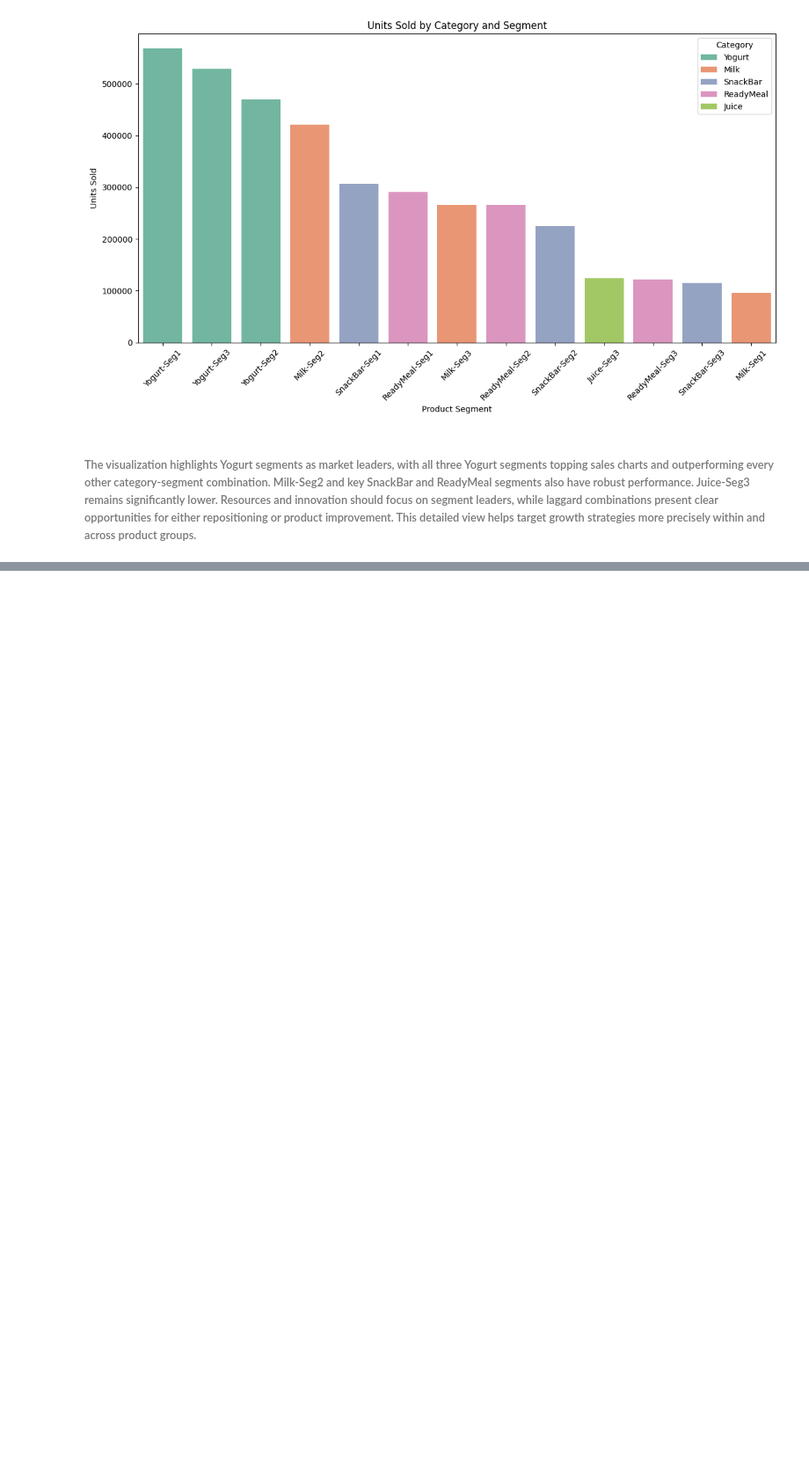
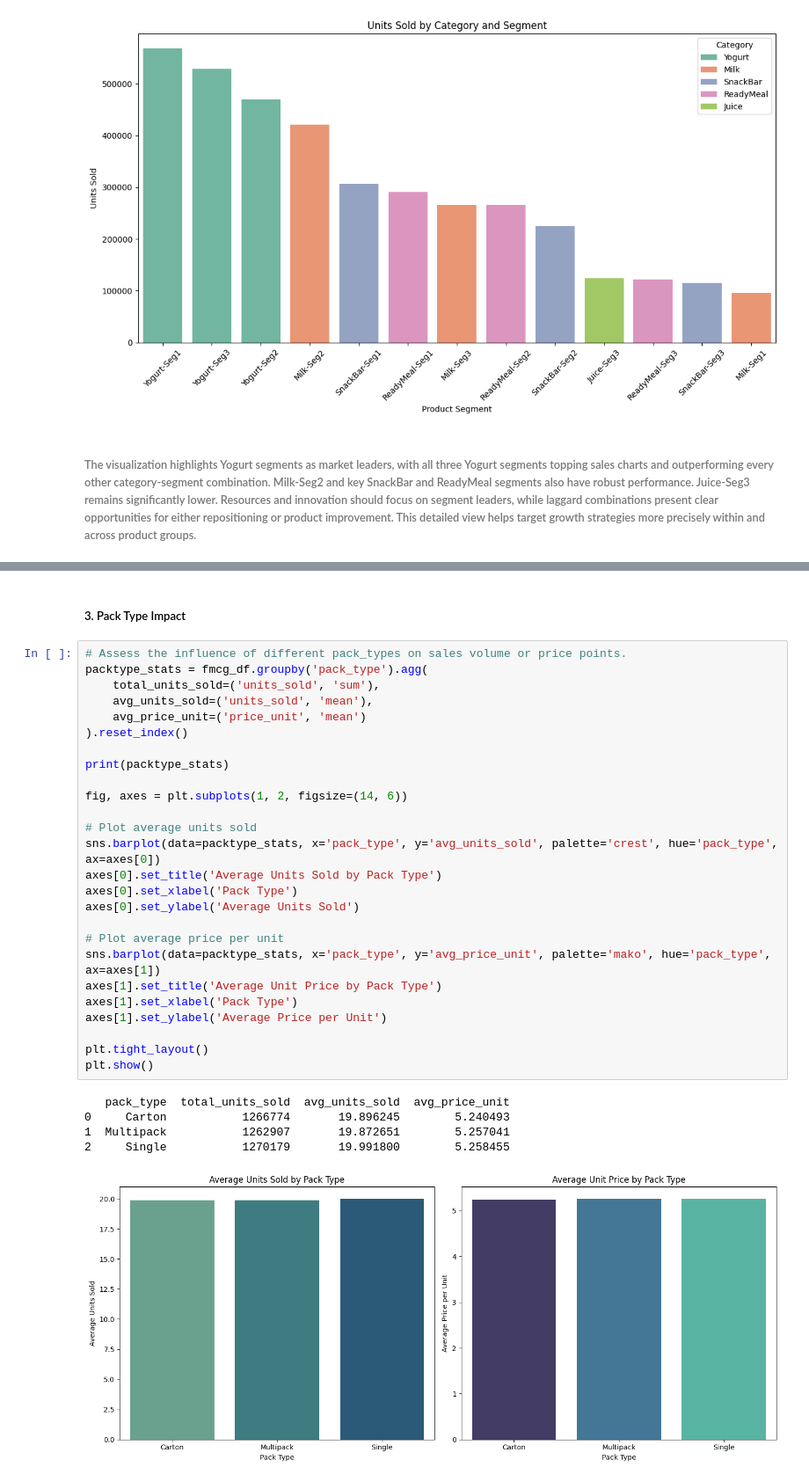
Before and after one commit to bettk-io/DA, a Jupyter notebook: FMCG_industry/EDA_and_business_insights/FMCG_notebook.ipynb, the cells around one changed output, grey strips where cells are left out. Shown: that part at 88% size. Cells and saved outputs as stored; diff of their text form; blank space fills up the shorter version.

```diff
--- a/FMCG_industry/EDA_and_business_insights/FMCG_notebook.ipynb
+++ b/FMCG_industry/EDA_and_business_insights/FMCG_notebook.ipynb
@@ -464,0 +537,34 @@ plt.show()
+# %% [markdown]
+##### 3. Pack Type Impact
+# %%
+# Assess the influence of different pack_types on sales volume or price points.
+packtype_stats = fmcg_df.groupby('pack_type').agg(
+    total_units_sold=('units_sold', 'sum'),
+    avg_units_sold=('units_sold', 'mean'),
+    avg_price_unit=('price_unit', 'mean')
+).reset_index()
+
+print(packtype_stats)
+
+fig, axes = plt.subplots(1, 2, figsize=(14, 6))
+
+# Plot average units sold
+sns.barplot(data=packtype_stats, x='pack_type', y='avg_units_sold', palette='crest', hue='pack_type', ax=axes[0])
+axes[0].set_title('Average Units Sold by Pack Type')
+axes[0].set_xlabel('Pack Type')
+axes[0].set_ylabel('Average Units Sold')
+
+# Plot average price per unit
+sns.barplot(data=packtype_stats, x='pack_type', y='avg_price_unit', palette='mako', hue='pack_type', ax=axes[1])
+axes[1].set_title('Average Unit Price by Pack Type')
+axes[1].set_xlabel('Pack Type')
+axes[1].set_ylabel('Average Price per Unit')
+
+plt.tight_layout()
+plt.show()
+# %% [output]
+   pack_type  total_units_sold  avg_units_sold  avg_price_unit
+0     Carton           1266774       19.896245        5.240493
+1  Multipack           1262907       19.872651        5.257041
+2     Single           1270179       19.991800        5.258455
+[figure, added]
```
Also changed, not shown: parts of 17 cells of this notebook.
